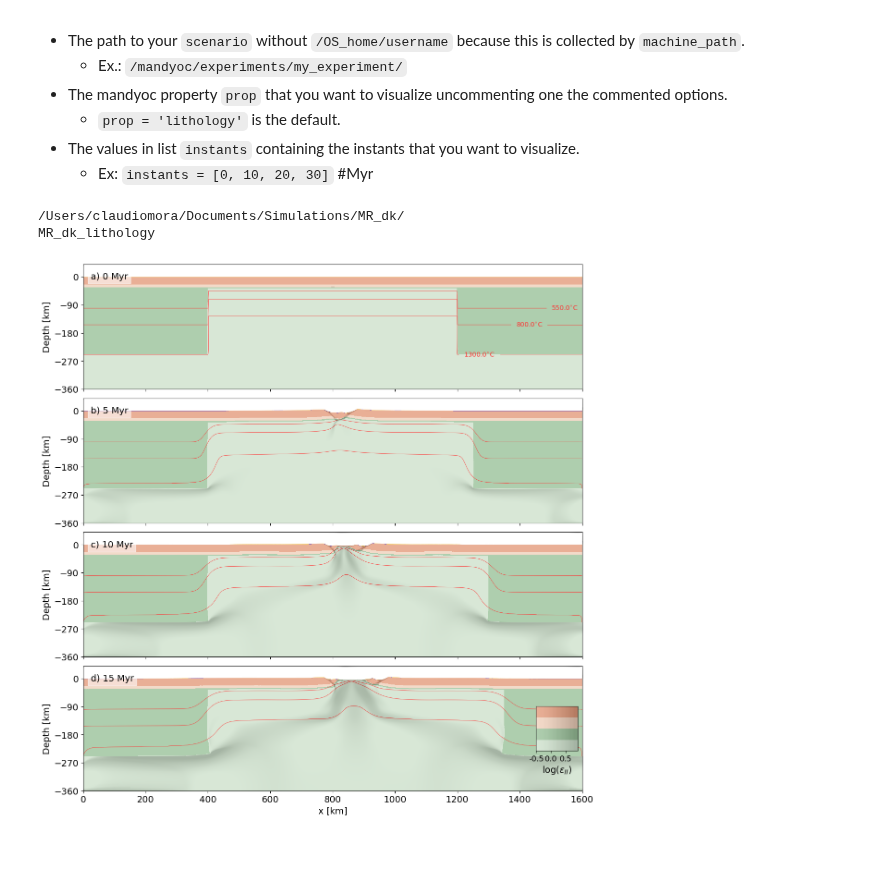
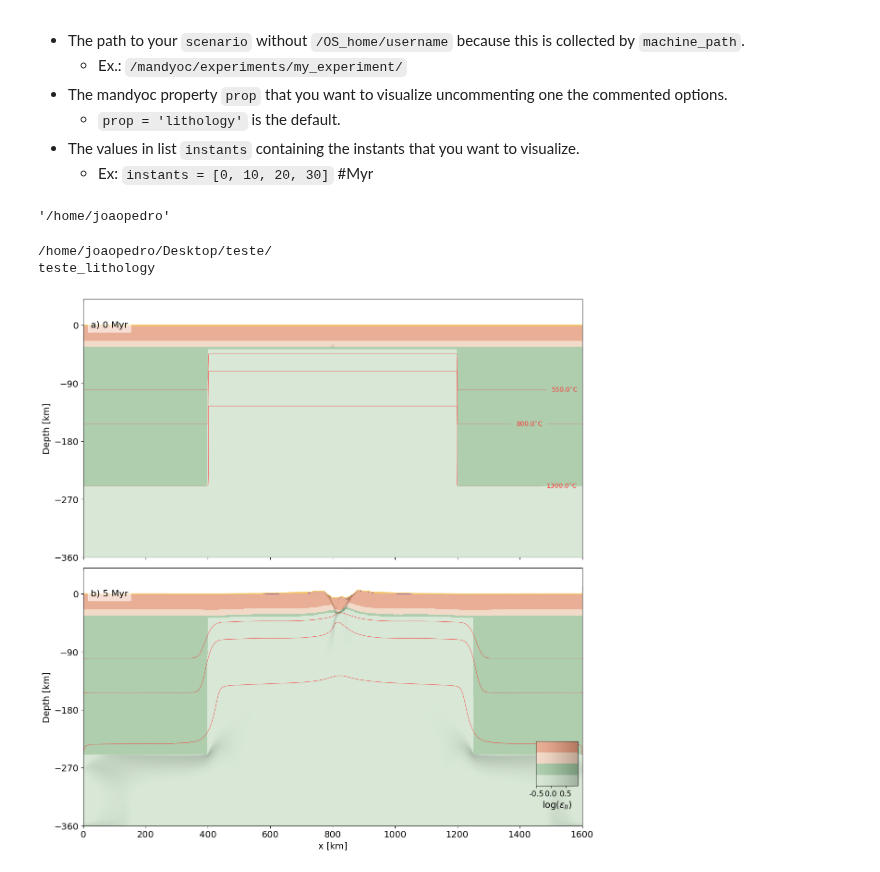
Before and after one commit to jopmas/double_keel_article, a Jupyter notebook: Geometries.ipynb, the cells around one changed output. Saved outputs shown, nothing was run; the diff lists cells and outputs as text; code cells hidden in the pictures.

Commit message:
trying to paint correctly lithology plot

```diff
--- a/Geometries.ipynb
+++ b/Geometries.ipynb
@@ -697,13 +700,18 @@ def plot_data(fpath, ax, axs, prop, step, xlims, ylims):
      - `prop = 'lithology'` is the default.
  - The values in list `instants` containing the instants that you want to visualize.
      - Ex: `instants = [0, 10, 20, 30]` #Myr
+# %%
+machine_path
+# %% [output]
+'/home/joaopedro'
 # %%
 #Set scenario path
 
 #scenario = '/Documents/aguiasala/M45/M45/'
 #scenario = '/Documents/Simulations/M60_1x1/'
 #scenario = '/Documents/Simulations/Invertedmargin/'
-scenario = '/Documents/Simulations/MR_dk/'
+# scenario = '/Documents/Simulations/MR_dk/'
+scenario = '/Desktop/teste/'
 ##############################################################################################################
 #Creating path to the experiment
 
@@ -713,7 +721,7 @@ print(fpath)
 ##############################################################################################################
 #Set mandyoc property
 
-#prop = 'density'
+# prop = 'density'
 # prop = 'heat'
 prop = 'lithology'
 #prop = 'pressure'
@@ -722,14 +730,15 @@ prop = 'lithology'
 #prop = 'temperature'
 # prop = 'temperature_anomaly'
 #prop = 'topography'
-#prop = 'viscosity'
+# prop = 'viscosity'
 
 ##############################################################################################################
 #Set instants
 
 #instants = [25,75,105]
 #instants = [0,25, 35, 49,120]
-instants = [0,5,10,15]
+# instants = [0,5,10,15]
+instants = [0, 5]
 # instants = [0, 30, 60, 90, 120] #Myr
 # instants = [0, 30, 60, 90, 120, 150]
 
@@ -767,14 +776,14 @@ letters = alphabet[0: len(instants)]
 for instant, ax in zip(instants, axs):
     idx = find_nearest(times, instant)
     step = steps[idx]
-    plot_data(fpath, ax, axs, prop, step, xlims, ylims)
+    # plot_data(fpath, ax, axs, prop, step, xlims, ylims)
+    plot_data(fpath, ax, axs, prop, step, xlims, [ylims])
     #print(steps[idx], times[idx], instant)
 
 ##############################################################################################################
 #Setting plot details
 
-axs[0].set_xlim(xlims)
-axs[0].set_ylim(ylims)
+
 
 fsize = 14
 axs[-1].set_xlabel('x [km]', fontsize=fsize)
@@ -793,33 +802,35 @@ for ax, letter, instant in zip(axs, letters, instants):
             transform=ax.transAxes,
             zorder=52)
 
     if(prop != 'topography'):
         ax.set_ylabel('Depth [km]', fontsize=fsize)
         ax.tick_params(axis='both', labelsize=fsize)
         axs[-1].tick_params(axis='both', labelsize=fsize)
         ax.set_yticks(np.linspace(ylims[0], 0, 5))
     else:
         ax.set_ylabel('Topogarphy [km]', fontsize=fsize)
         ax.tick_params(axis='both', labelsize=fsize)
         axs[-1].tick_params(axis='both', labelsize=fsize)
         ax.set_yticks(np.linspace(ylims[0], ylims[1], 7))
         ax.grid('-k', alpha = 0.7)
 
+axs[0].set_xlim(xlims)
+axs[0].set_ylim(ylims)
 ##############################################################################################################
 #Saving figure
 
 figname = scenario.split('/')[-2] + '_'+prop
 print(figname)
 
 #This will save inside the notebook directory
 #fig.savefig(figname+'.pdf', dpi=400)
 #fig.savefig(figname+'.png', dpi=400)
 
 #This will save inside the experiment directory
 #fig.savefig(fpath+figname+'.pdf', dpi=400)
 fig.savefig(fpath+figname+'.png', dpi=400)
 #fig.savefig(fpath+figname+'.jpeg', dpi=400)
 # %% [output]
-/Users/claudiomora/Documents/Simulations/MR_dk/
-MR_dk_lithology
+/home/joaopedro/Desktop/teste/
+teste_lithology
-[figure, old version]
+[figure, new version]
```
Also changed, not shown: parts of 1 cell of this notebook, 1 other file.
